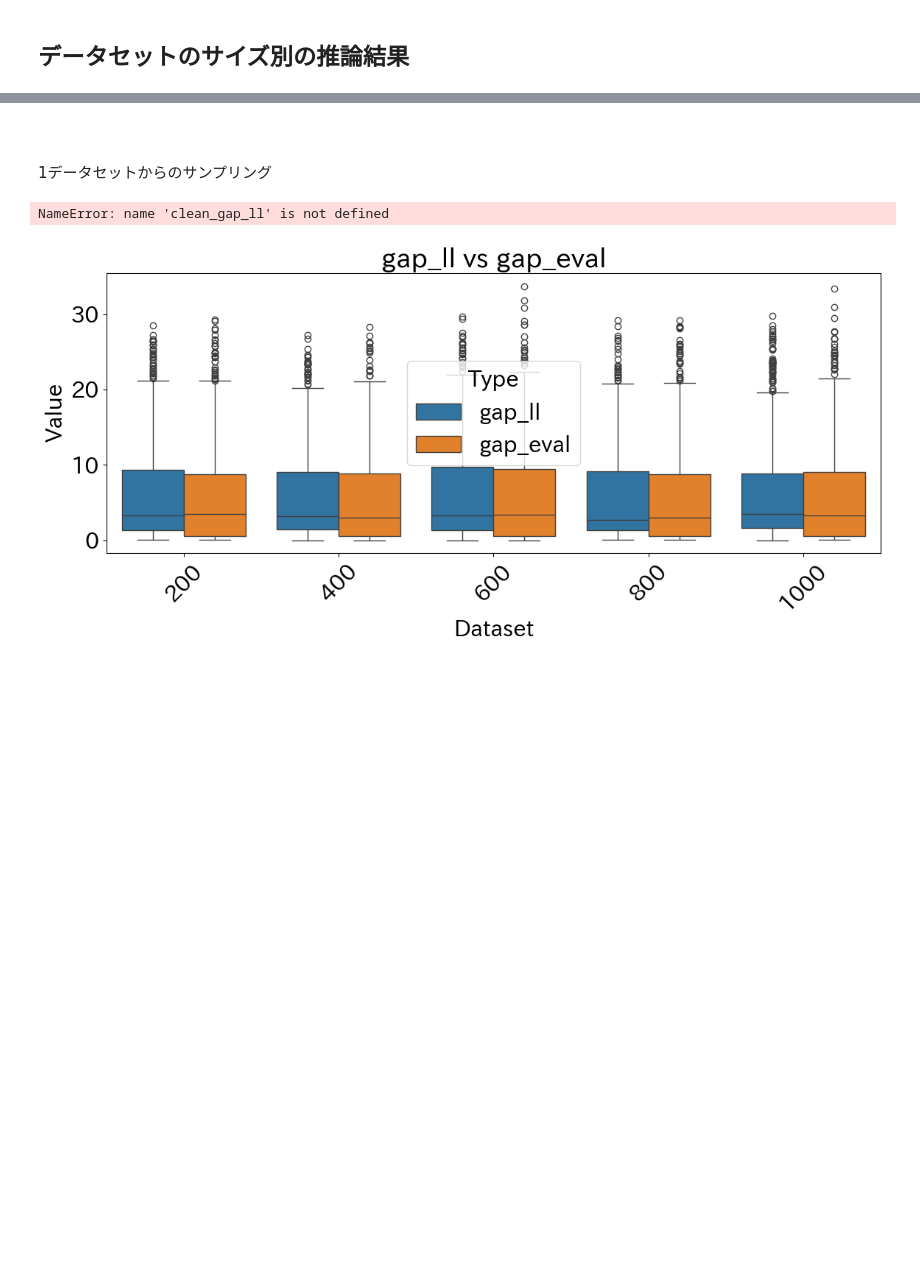
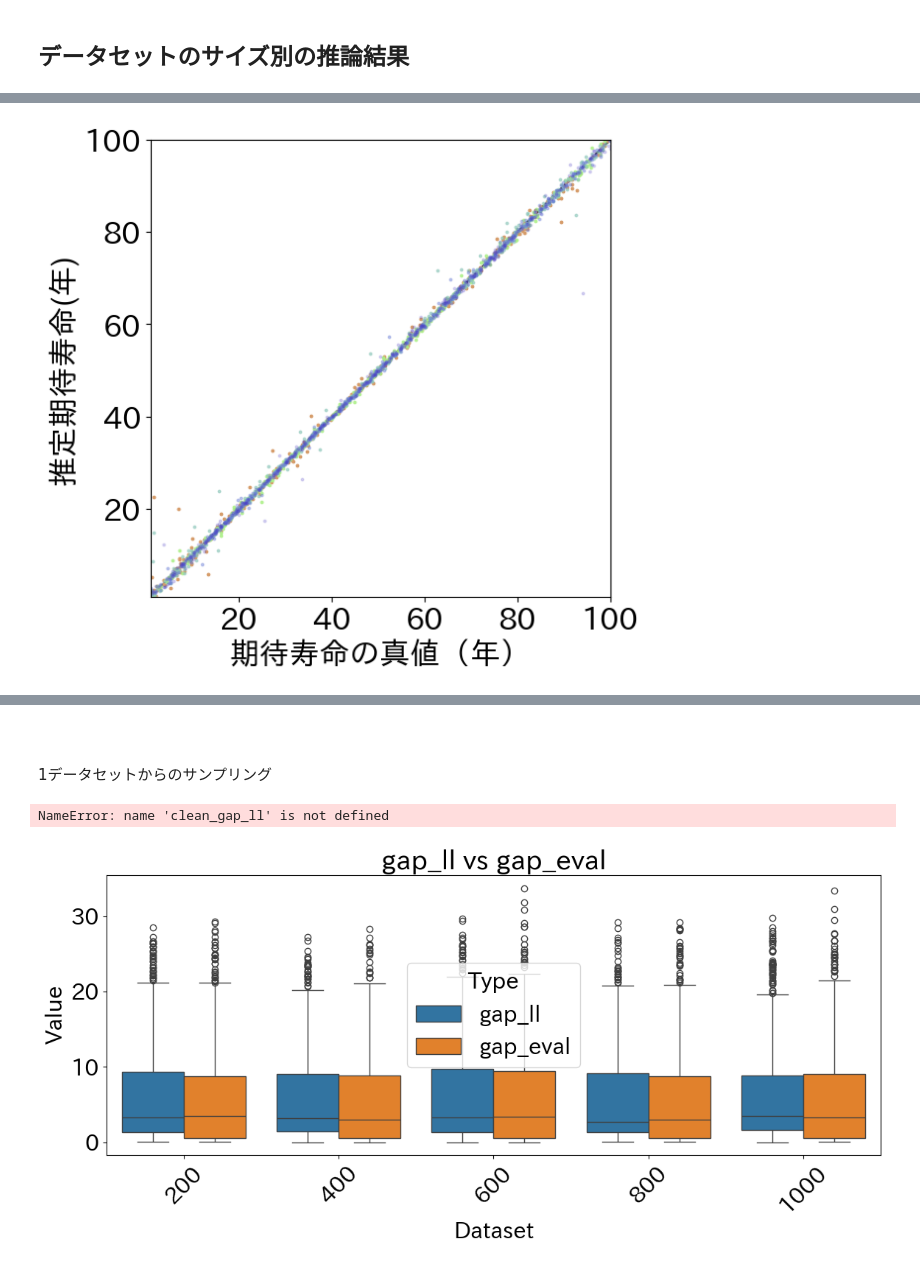
Before and after one commit to natsuki0720/CTMCxDeepSets, a Jupyter notebook: notebooks/evaluate_mixed_model.ipynb, the cells around one changed output, grey strips where cells are left out. Saved outputs shown, nothing was run; the diff lists cells and outputs as text; code cells hidden in the pictures; blank space fills up the shorter version.

```diff
--- a/notebooks/evaluate_mixed_model.ipynb
+++ b/notebooks/evaluate_mixed_model.ipynb
@@ -118,7 +118,7 @@ test_targets = []
 dummy = []
 base_dir = "/mnt/ssd/datas/"
 # data_dir = "/media/user/TRANSCEND/datas/discrete_test_rundomN"
-data_dir = "discrete_test_N5000_ll"
+data_dir = "discrete_test_N5000_mle"
 
 # 実行
 process_all_files_in_directory(base_dir+data_dir,process_file, test_states, test_del_t,test_targets,dummy,True)
@@ -433,19 +457,21 @@ plt.show()
 # %%
-# plt.figure(figsize=(6,6))
-# x = np.linspace(0, 100, 1000)
-# color_list = ["#d69c6a", "#acf087", "#8fc8bb", "#6a7ed6", "#493bc4"]
-# plt.xlim(1,100)
-# plt.ylim(1,100)
-# plt.xlabel("期待寿命の真値（年）")
-# plt.ylabel("推定期待寿命(年)")
-# plt.plot(x,x,color="#000000", linestyle = '--',zorder= 0)
-# for i in range(len(dataset_list)):
-#     df = pd.DataFrame({
-#         "ll": ll_lifespan_sets[i],
-#         "pred": outs_lifespan_sets[i],
-#         "loss": loss_lists[i],
-#     })
-#     plt.scatter(df["ll"],df["pred"],color = color_list[i],edgecolors=color_list[i],s = 3,  alpha=0.2*(5-i))
+plt.figure(figsize=(6,6))
+x = np.linspace(0, 100, 1000)
+color_list = ["#d69c6a", "#acf087", "#8fc8bb", "#6a7ed6", "#493bc4"]
+plt.xlim(1,100)
+plt.ylim(1,100)
+plt.xlabel("期待寿命の真値（年）")
+plt.ylabel("推定期待寿命(年)")
+plt.plot(x,x,color="#000000", linestyle = '--',zorder= 0)
+for i in range(len(dataset_list)):
+    df = pd.DataFrame({
+        "mle": mle_lifespan_sets[i],
+        "pred": outs_lifespan_sets[i],
+        "loss": loss_lists[i],
+    })
+    plt.scatter(df["mle"],df["pred"],color = color_list[i],edgecolors=color_list[i],s = 3,  alpha=0.2*(5-i))
 
-# plt.show()
+plt.show()
+# %% [output]
+[figure, added]
 # %%
```
Also changed, not shown: parts of 14 cells of this notebook, 14 other files.
